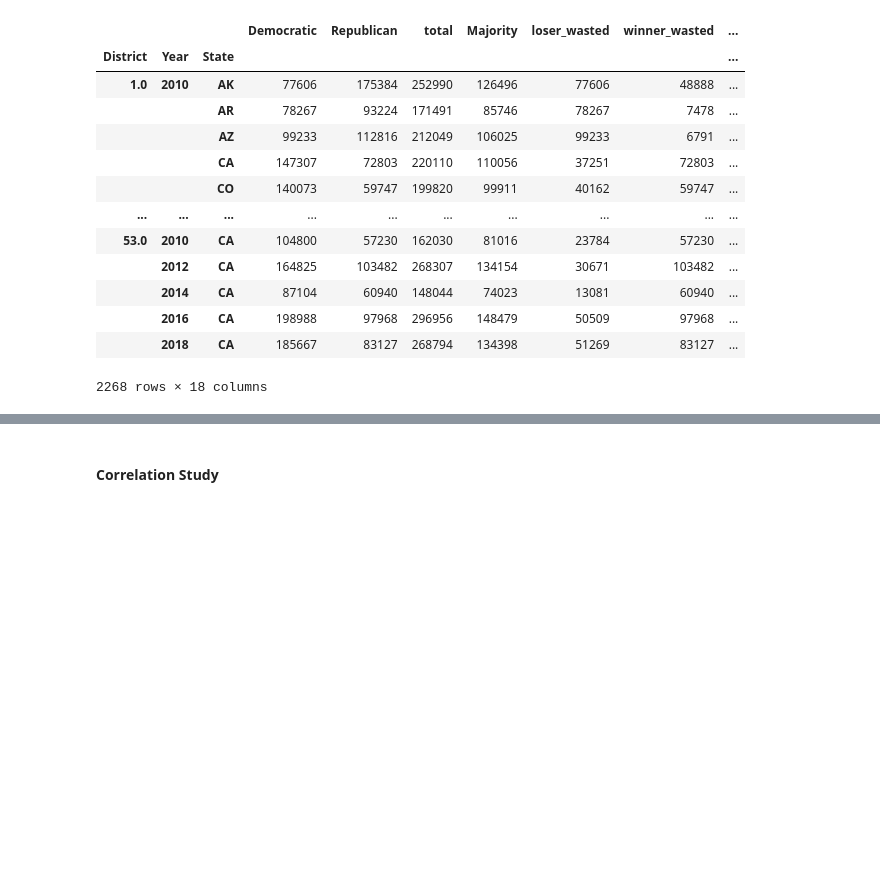
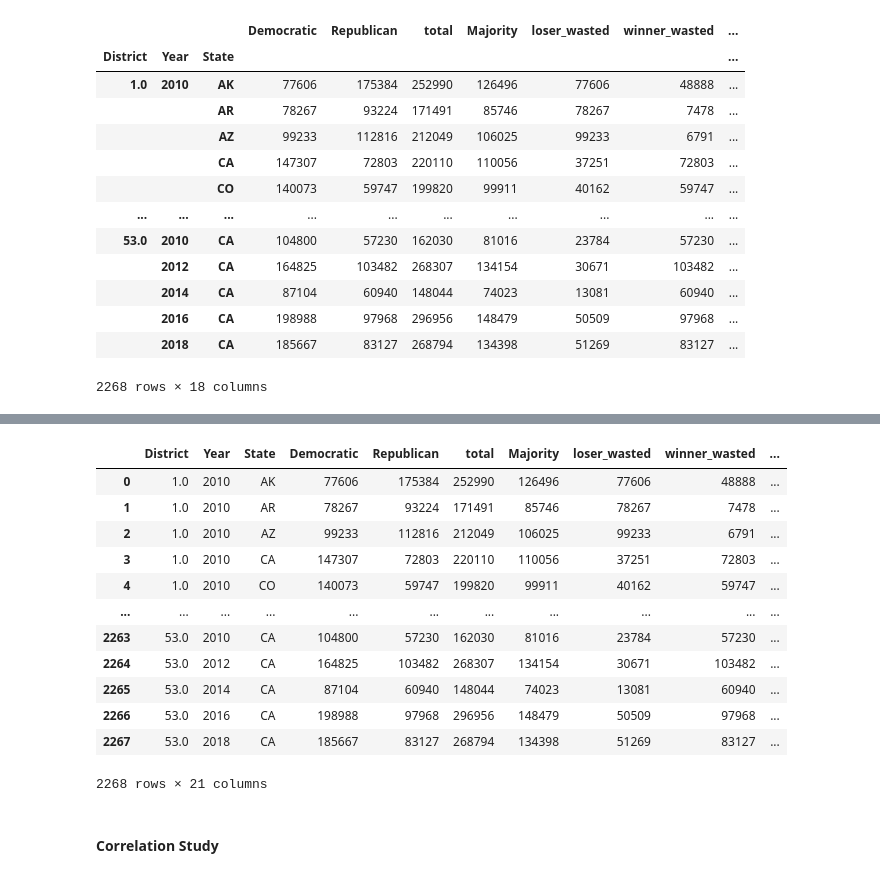
Before and after one commit to Simonlee711/gerrymandering-polarisation-study, a Jupyter notebook: src/gov-analysis.ipynb, the cells around one changed output, grey strips where cells are left out. Cells and saved outputs as stored; diff of their text form; code cells hidden in the pictures; blank space fills up the shorter version.

```diff
--- a/src/gov-analysis.ipynb
+++ b/src/gov-analysis.ipynb
@@ -419,3 +419,21 @@ mega_df.describe()
 | 50% | 120832.500000 | 131167.500000 | 263504.00000 | 131752.500000 | 68102.500000 | 48673.500000 | 0.475036 | 6.000000 | ... |
 | 75% | 166623.000000 | 176716.750000 | 321286.25000 | 160643.750000 | 103295.500000 | 82670.500000 | 0.708145 | 12.000000 | ... |
 | max | 387109.000000 | 339169.000000 | 601509.00000 | 300755.000000 | 262340.000000 | 222623.000000 | 0.999970 | 53.000000 | ... |
+# %%
+temp = mega_df
+temp = temp.reset_index()
+temp
+# %% [output]
+|  | District | Year | State | Democratic | Republican | total | Majority | loser_wasted | winner_wasted | ... |
+| 0 | 1.0 | 2010 | AK | 77606 | 175384 | 252990 | 126496 | 77606 | 48888 | ... |
+| 1 | 1.0 | 2010 | AR | 78267 | 93224 | 171491 | 85746 | 78267 | 7478 | ... |
+| 2 | 1.0 | 2010 | AZ | 99233 | 112816 | 212049 | 106025 | 99233 | 6791 | ... |
+| 3 | 1.0 | 2010 | CA | 147307 | 72803 | 220110 | 110056 | 37251 | 72803 | ... |
+| 4 | 1.0 | 2010 | CO | 140073 | 59747 | 199820 | 99911 | 40162 | 59747 | ... |
+| ... | ... | ... | ... | ... | ... | ... | ... | ... | ... | ... |
+| 2263 | 53.0 | 2010 | CA | 104800 | 57230 | 162030 | 81016 | 23784 | 57230 | ... |
+| 2264 | 53.0 | 2012 | CA | 164825 | 103482 | 268307 | 134154 | 30671 | 103482 | ... |
+| 2265 | 53.0 | 2014 | CA | 87104 | 60940 | 148044 | 74023 | 13081 | 60940 | ... |
+| 2266 | 53.0 | 2016 | CA | 198988 | 97968 | 296956 | 148479 | 50509 | 97968 | ... |
+| 2267 | 53.0 | 2018 | CA | 185667 | 83127 | 268794 | 134398 | 51269 | 83127 | ... |
+2268 rows × 21 columns
```
Also changed, not shown: parts of 1 cell of this notebook.
